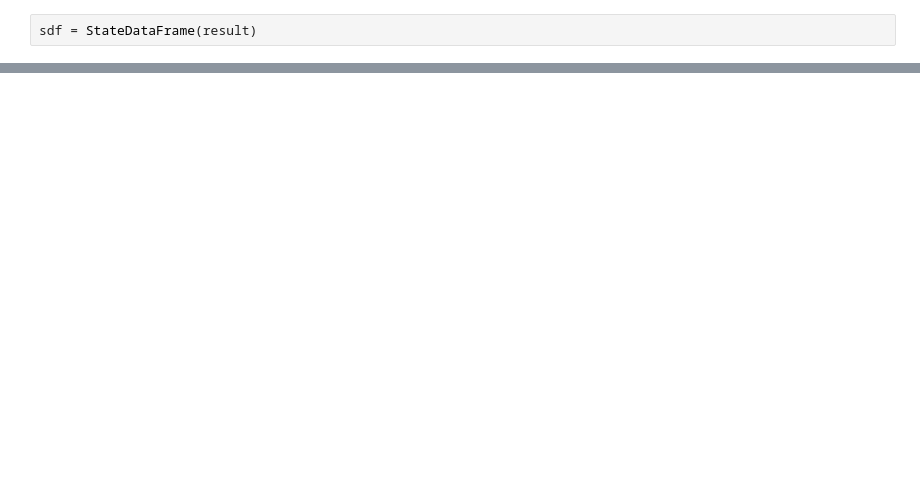
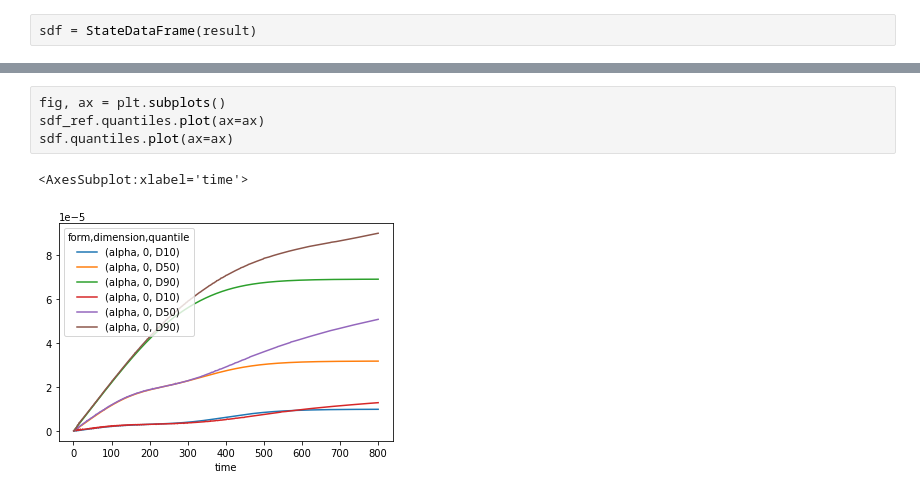
Before and after one commit to wuyuanyi135/crm, a Jupyter notebook: examples/agg_brk.ipynb, the cells around one changed output, grey strips where cells are left out. Cells and saved outputs as stored; diff of their text form; blank space fills up the shorter version.

```diff
--- a/examples/agg_brk.ipynb
+++ b/examples/agg_brk.ipynb
@@ -37,0 +79,7 @@ sdf.counts.plot()
+# %%
+fig, ax = plt.subplots()
+sdf_ref.quantiles.plot(ax=ax)
+sdf.quantiles.plot(ax=ax)
+# %% [output]
+<AxesSubplot:xlabel='time'>
+[figure, added]
```
Also changed, not shown: parts of 12 cells of this notebook, 10 other files.
